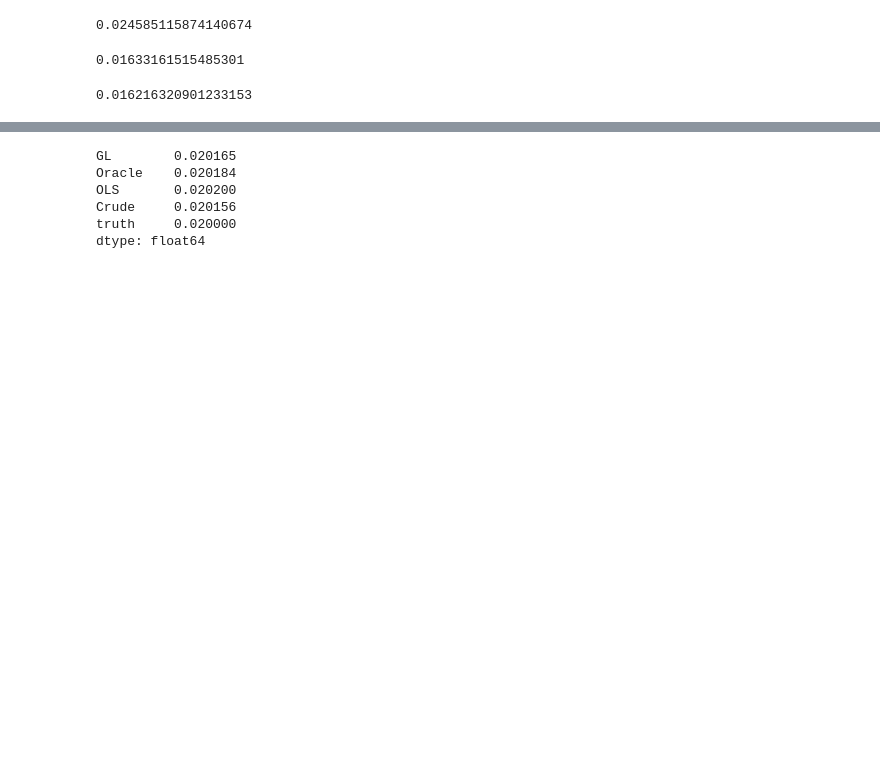
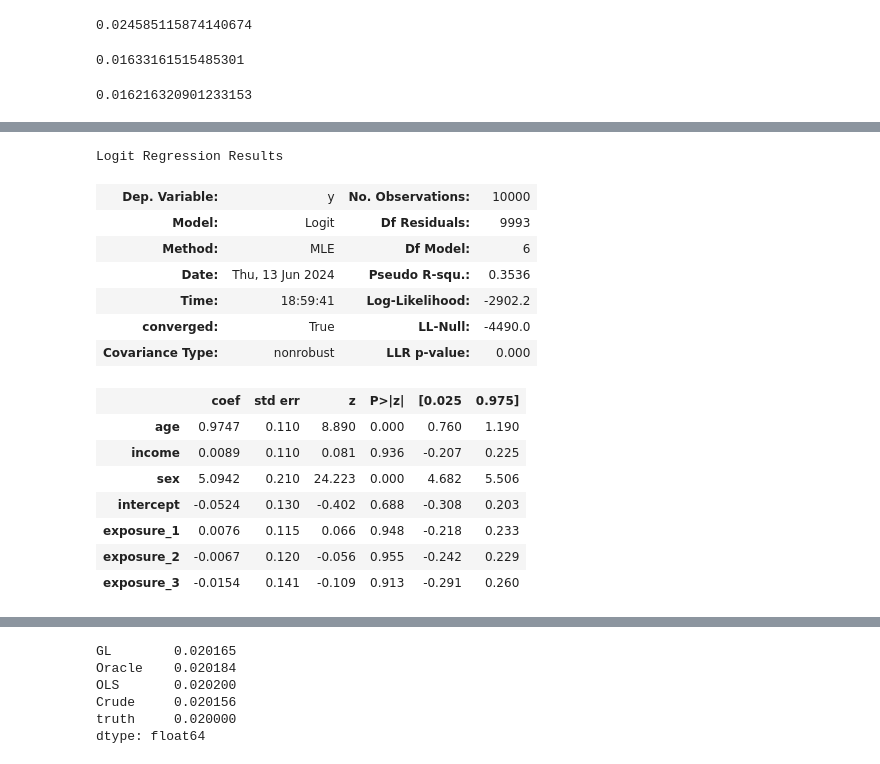
Before and after one commit to ihmeuw-msca/CorrelationCorrection, a Jupyter notebook: Exposure_sim.ipynb, the cells around one changed output, grey strips where cells are left out. Saved outputs shown, nothing was run; the diff lists cells and outputs as text; code cells hidden in the pictures; blank space fills up the shorter version.

```diff
--- a/Exposure_sim.ipynb
+++ b/Exposure_sim.ipynb
@@ -283,6 +290,25 @@ for i in tqdm(range(sim_no)):
     b_r = vb_r*(x.T@inv_C_raw@L)
     crude_pe_list.append(b_r)
     crude_v_list.append(vb_r)
+# %%
+results.summary()
+# %% [output]
+Logit Regression Results
+| Dep. Variable: | y | No. Observations: | 10000 |
+| Model: | Logit | Df Residuals: | 9993 |
+| Method: | MLE | Df Model: | 6 |
+| Date: | Thu, 13 Jun 2024 | Pseudo R-squ.: | 0.3536 |
+| Time: | 18:59:41 | Log-Likelihood: | -2902.2 |
+| converged: | True | LL-Null: | -4490.0 |
+| Covariance Type: | nonrobust | LLR p-value: | 0.000 |
+|  | coef | std err | z | P>|z| | [0.025 | 0.975] |
+| age | 0.9747 | 0.110 | 8.890 | 0.000 | 0.760 | 1.190 |
+| income | 0.0089 | 0.110 | 0.081 | 0.936 | -0.207 | 0.225 |
+| sex | 5.0942 | 0.210 | 24.223 | 0.000 | 4.682 | 5.506 |
+| intercept | -0.0524 | 0.130 | -0.402 | 0.688 | -0.308 | 0.203 |
+| exposure_1 | 0.0076 | 0.115 | 0.066 | 0.948 | -0.218 | 0.233 |
+| exposure_2 | -0.0067 | 0.120 | -0.056 | 0.955 | -0.242 | 0.229 |
+| exposure_3 | -0.0154 | 0.141 | -0.109 | 0.913 | -0.291 | 0.260 |
 # %%
 variance_estimates = pd.DataFrame({"OLS": OLS_v_list,
 'GL':GL_v_list,
```
Also changed, not shown: parts of 23 cells of this notebook.
